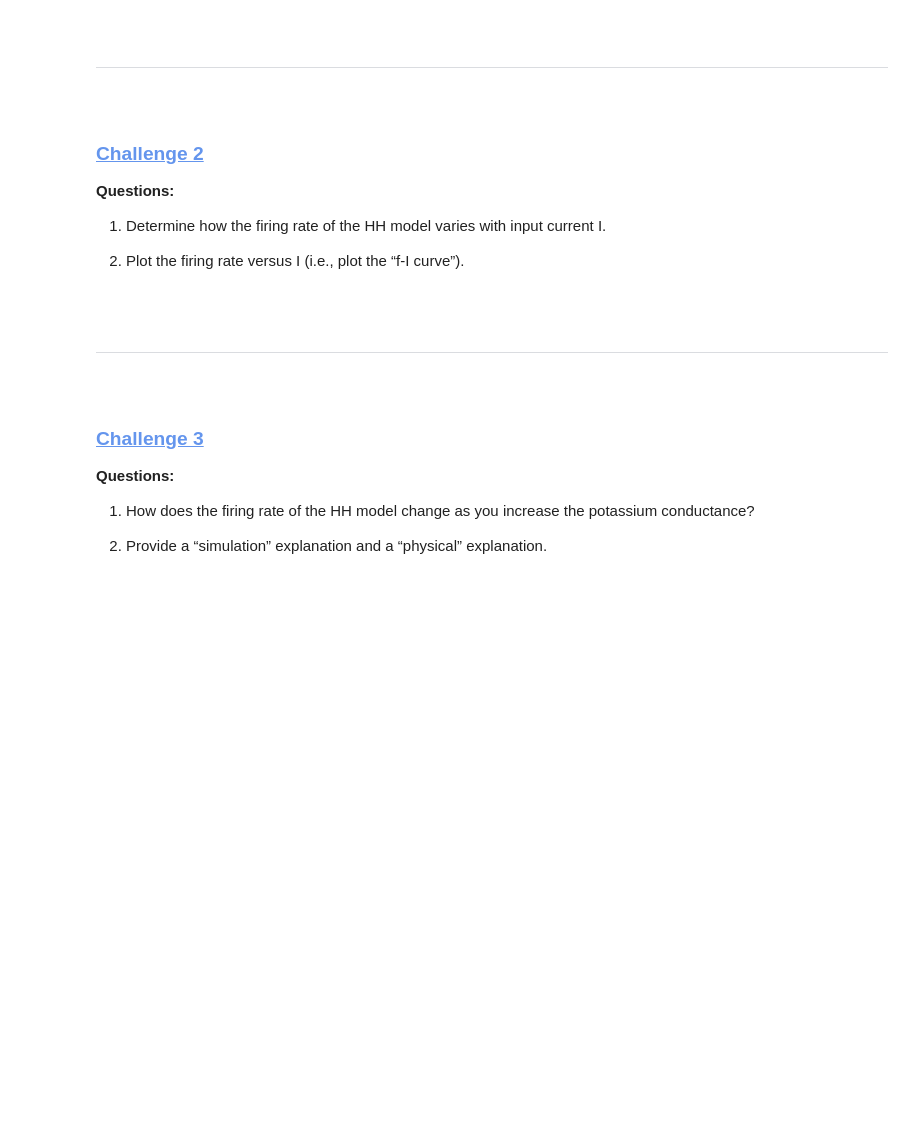
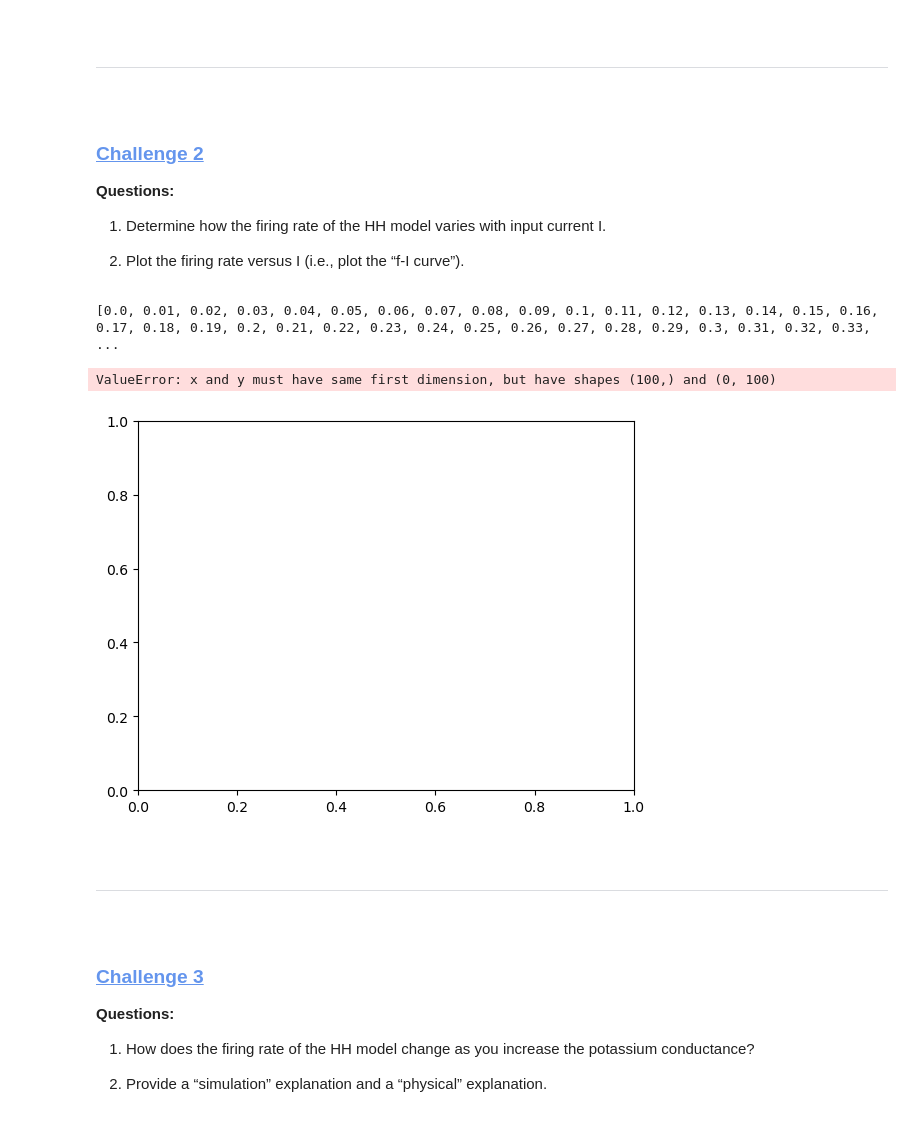
Before and after one commit to brittahn/CASMA665, a Jupyter notebook: Homeworks/AhnB_HW2-HH_CASMA665_F2024.ipynb, the cells around one changed output. Cells and saved outputs as stored; diff of their text form; code cells hidden in the pictures; blank space fills up the shorter version.

```diff
--- a/Homeworks/AhnB_HW2-HH_CASMA665_F2024.ipynb
+++ b/Homeworks/AhnB_HW2-HH_CASMA665_F2024.ipynb
@@ -138,6 +275,23 @@ ___
 # %%
-# Compute the firing rate.
-# Recursively call the HH(I0, T0) function.
+# Initialize arrays of currents, firing rates
+arr_I = []
+arr_rates = []
+T0=100
+
+for i in range(0,100):  # 0 to 99
+    arr_I.append(i*.01)
+
+# Recursively call the HH_firingrate(I0,T0) function.
+for i in arr_I:
+    arr_rates.append(HH_rates(i))
+
+plt.figure()
+plt.plot(arr_I, arr_rates)
+plt.show()
+# %% [output]
+[0.0, 0.01, 0.02, 0.03, 0.04, 0.05, 0.06, 0.07, 0.08, 0.09, 0.1, 0.11, 0.12, 0.13, 0.14, 0.15, 0.16, 0.17, 0.18, 0.19, 0.2, 0.21, 0.22, 0.23, 0.24, 0.25, 0.26, 0.27, 0.28, 0.29, 0.3, 0.31, 0.32, 0.33, ...
+ValueError: x and y must have same first dimension, but have shapes (100,) and (0, 100)
+[figure, added]
 # %% [markdown]
 <pre>
 
```
Also changed, not shown: parts of 9 cells of this notebook.
